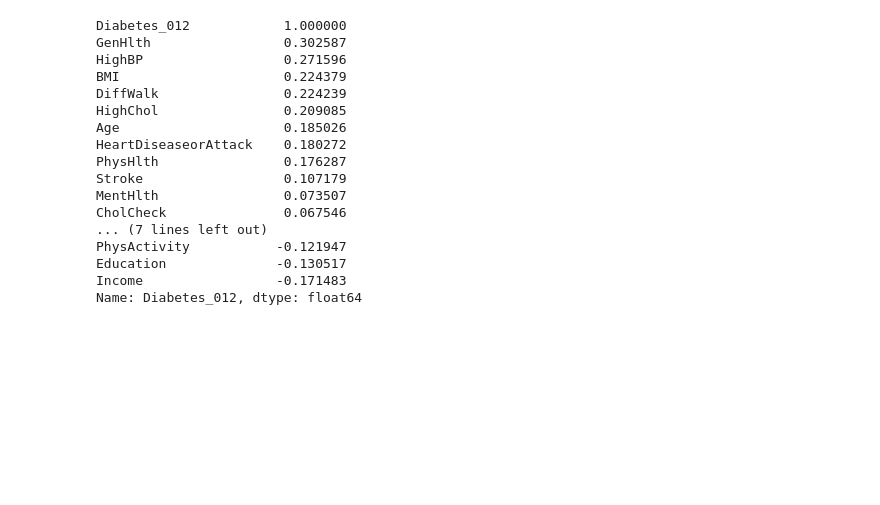
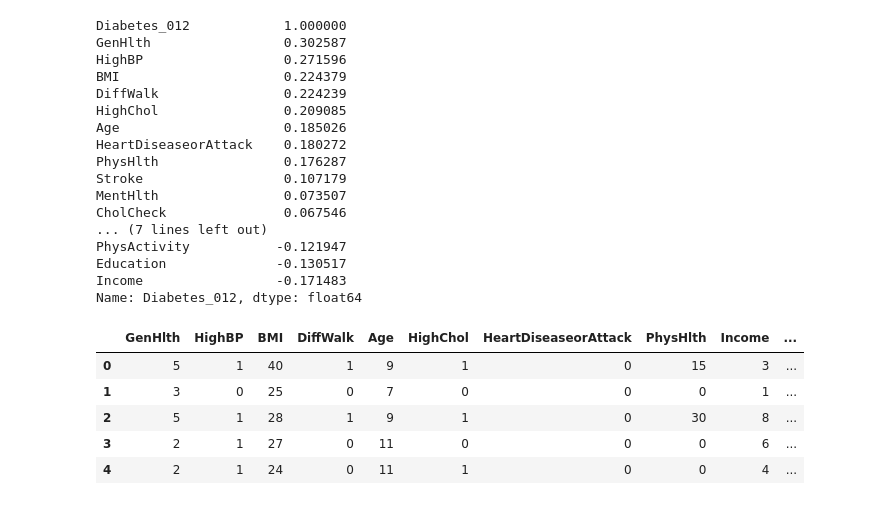
Before and after one commit to aadhyea/1rn21cs021_The-Lannister-Data-Chronicles-Decrypting-Diabetes, a Jupyter notebook: data_visualization.ipynb, the cells around one changed output. Saved outputs shown, nothing was run; the diff lists cells and outputs as text; code cells hidden in the pictures; blank space fills up the shorter version.

```diff
--- a/data_visualization.ipynb
+++ b/data_visualization.ipynb
@@ -98,12 +101,23 @@ Name: Diabetes_012, dtype: float64
 # %%
 """
 GenHlth
 HighBP
 BMI
 DiffWalk
 Age
 HighChol
 HeartDiseaseorAttack
 PhysHlth
 Income
+Education
 """
+
+data = data[['GenHlth', 'HighBP', 'BMI', 'DiffWalk', 'Age', 'HighChol','HeartDiseaseorAttack','PhysHlth', 'Income', 'Education']]
+data.head()
+# %% [output]
+|  | GenHlth | HighBP | BMI | DiffWalk | Age | HighChol | HeartDiseaseorAttack | PhysHlth | Income | ... |
+| 0 | 5 | 1 | 40 | 1 | 9 | 1 | 0 | 15 | 3 | ... |
+| 1 | 3 | 0 | 25 | 0 | 7 | 0 | 0 | 0 | 1 | ... |
+| 2 | 5 | 1 | 28 | 1 | 9 | 1 | 0 | 30 | 8 | ... |
+| 3 | 2 | 1 | 27 | 0 | 11 | 0 | 0 | 0 | 6 | ... |
+| 4 | 2 | 1 | 24 | 0 | 11 | 1 | 0 | 0 | 4 | ... |
```
Also changed, not shown: parts of 3 cells of this notebook.
